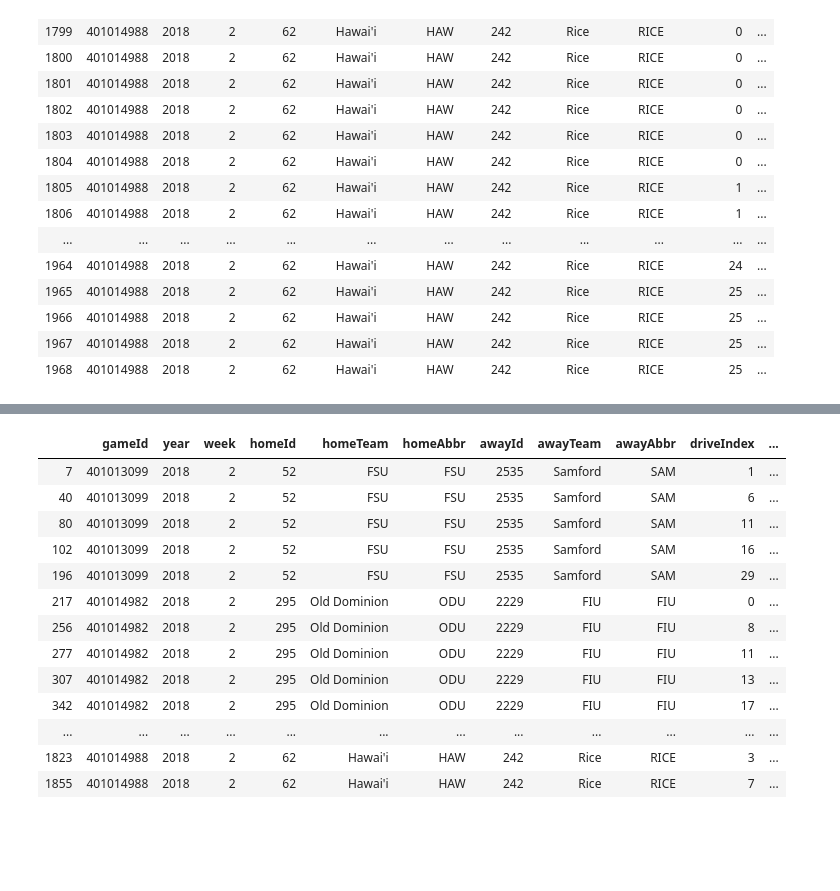
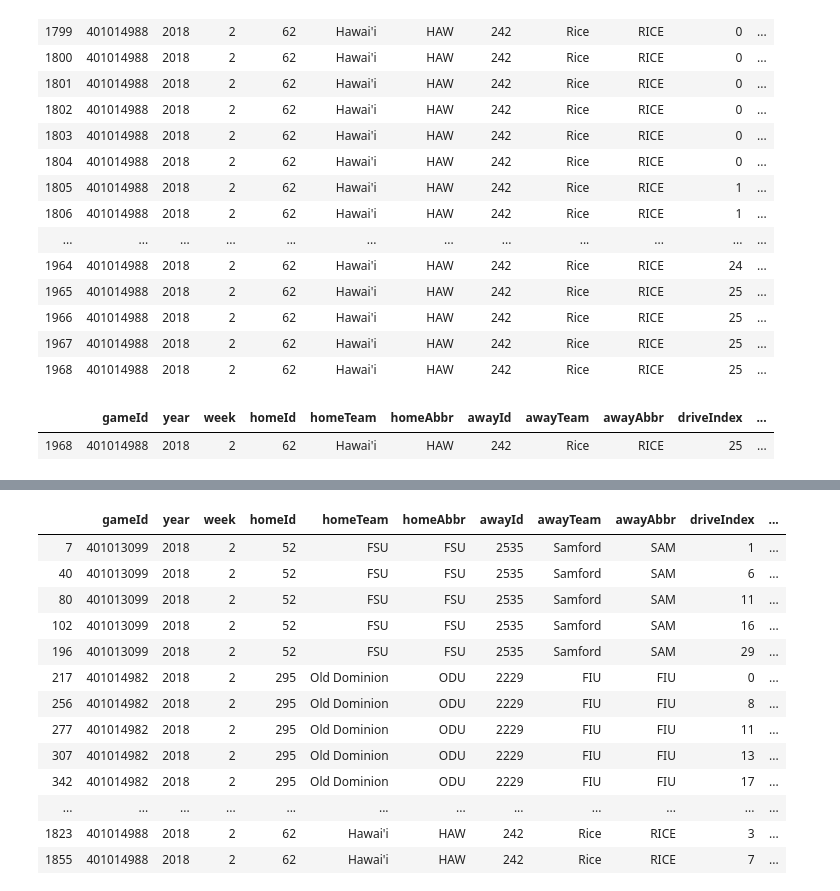
Before and after one commit to nwiatrek/cfb-ml, a Jupyter notebook: Football Project init.ipynb, the cells around one changed output, grey strips where cells are left out. Saved outputs shown, nothing was run; the diff lists cells and outputs as text; code cells hidden in the pictures; blank space fills up the shorter version.

```diff
--- a/Football Project init.ipynb
+++ b/Football Project init.ipynb
@@ -132,3 +149,8 @@ week_2[week_2['gameId'] == 401014988]
 | 1966 | 401014988 | 2018 | 2 | 62 | Hawai'i | HAW | 242 | Rice | RICE | 25 | ... |
 | 1967 | 401014988 | 2018 | 2 | 62 | Hawai'i | HAW | 242 | Rice | RICE | 25 | ... |
 | 1968 | 401014988 | 2018 | 2 | 62 | Hawai'i | HAW | 242 | Rice | RICE | 25 | ... |
+# %%
+week_2.iloc[[-1]]
+# %% [output]
+|  | gameId | year | week | homeId | homeTeam | homeAbbr | awayId | awayTeam | awayAbbr | driveIndex | ... |
+| 1968 | 401014988 | 2018 | 2 | 62 | Hawai'i | HAW | 242 | Rice | RICE | 25 | ... |
```
Also changed, not shown: parts of 3 cells of this notebook.
